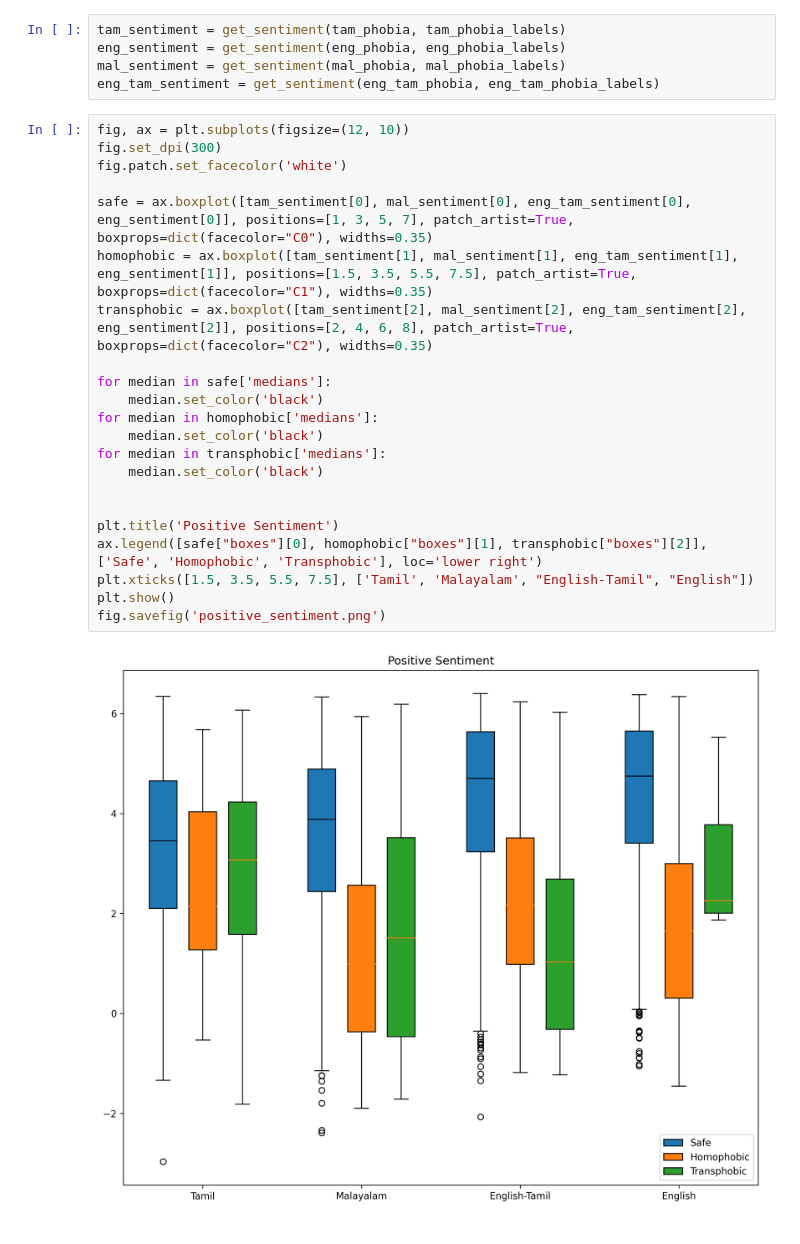
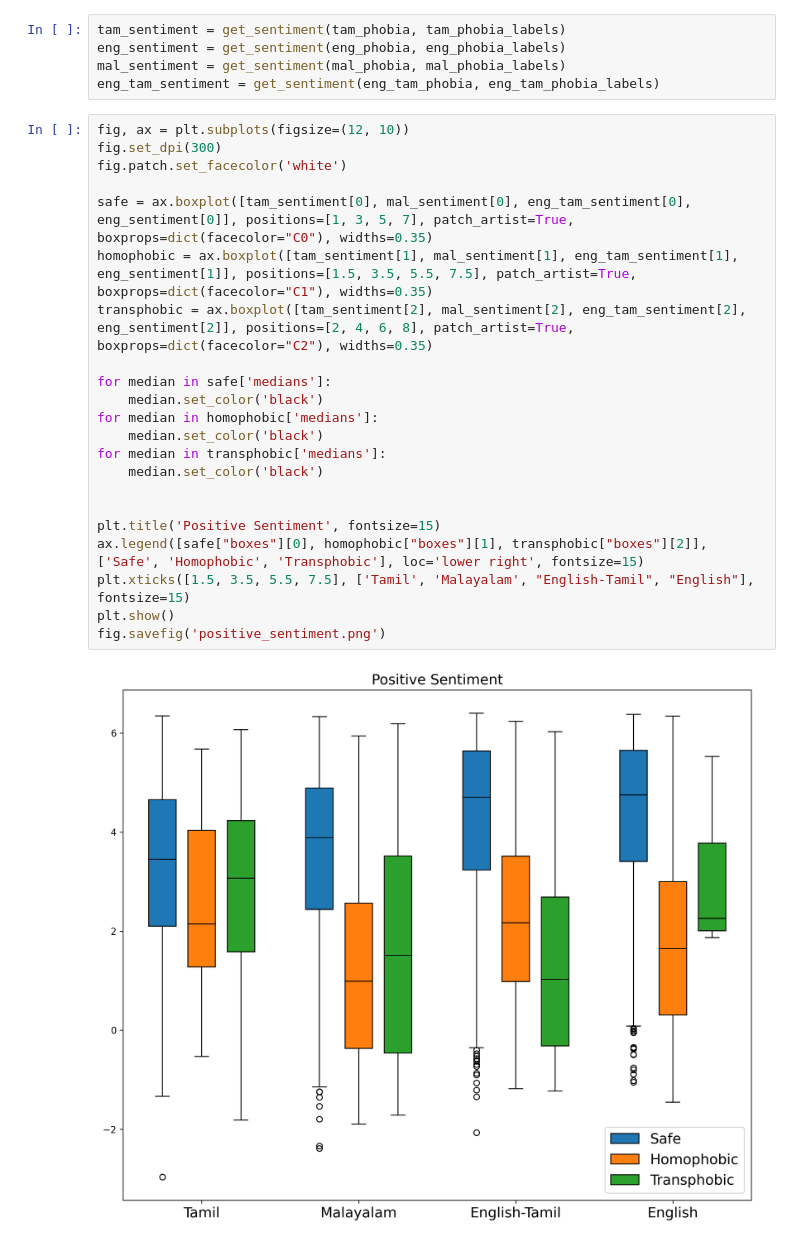
Before and after one commit to flippe3/fire_2022, a Jupyter notebook: MTL/box_plots.ipynb, the cells around one changed output. Saved outputs shown, nothing was run; the diff lists cells and outputs as text.

```diff
--- a/MTL/box_plots.ipynb
+++ b/MTL/box_plots.ipynb
@@ -45,27 +45,27 @@ eng_tam_sentiment = get_sentiment(eng_tam_phobia, eng_tam_phobia_labels)
 # %%
 fig, ax = plt.subplots(figsize=(12, 10))
 fig.set_dpi(300)
 fig.patch.set_facecolor('white')
 
 safe = ax.boxplot([tam_sentiment[0], mal_sentiment[0], eng_tam_sentiment[0], eng_sentiment[0]], positions=[1, 3, 5, 7], patch_artist=True, boxprops=dict(facecolor="C0"), widths=0.35)
 homophobic = ax.boxplot([tam_sentiment[1], mal_sentiment[1], eng_tam_sentiment[1], eng_sentiment[1]], positions=[1.5, 3.5, 5.5, 7.5], patch_artist=True, boxprops=dict(facecolor="C1"), widths=0.35)
 transphobic = ax.boxplot([tam_sentiment[2], mal_sentiment[2], eng_tam_sentiment[2], eng_sentiment[2]], positions=[2, 4, 6, 8], patch_artist=True, boxprops=dict(facecolor="C2"), widths=0.35)
 
 for median in safe['medians']:
     median.set_color('black')
 for median in homophobic['medians']:
     median.set_color('black')
 for median in transphobic['medians']:
     median.set_color('black')
 
 
-plt.title('Positive Sentiment')
-ax.legend([safe["boxes"][0], homophobic["boxes"][1], transphobic["boxes"][2]], ['Safe', 'Homophobic', 'Transphobic'], loc='lower right')
-plt.xticks([1.5, 3.5, 5.5, 7.5], ['Tamil', 'Malayalam', "English-Tamil", "English"])
+plt.title('Positive Sentiment', fontsize=15)
+ax.legend([safe["boxes"][0], homophobic["boxes"][1], transphobic["boxes"][2]], ['Safe', 'Homophobic', 'Transphobic'], loc='lower right', fontsize=15)
+plt.xticks([1.5, 3.5, 5.5, 7.5], ['Tamil', 'Malayalam', "English-Tamil", "English"], fontsize=15)
 plt.show()
 fig.savefig('positive_sentiment.png')
 # %% [output]
-[figure, old version]
+[figure, new version]
 # %%
 fig, ax = plt.subplots(figsize=(12, 10))
 fig.set_dpi(120)
```
Also changed, not shown: parts of 1 cell of this notebook, 34 other files.
